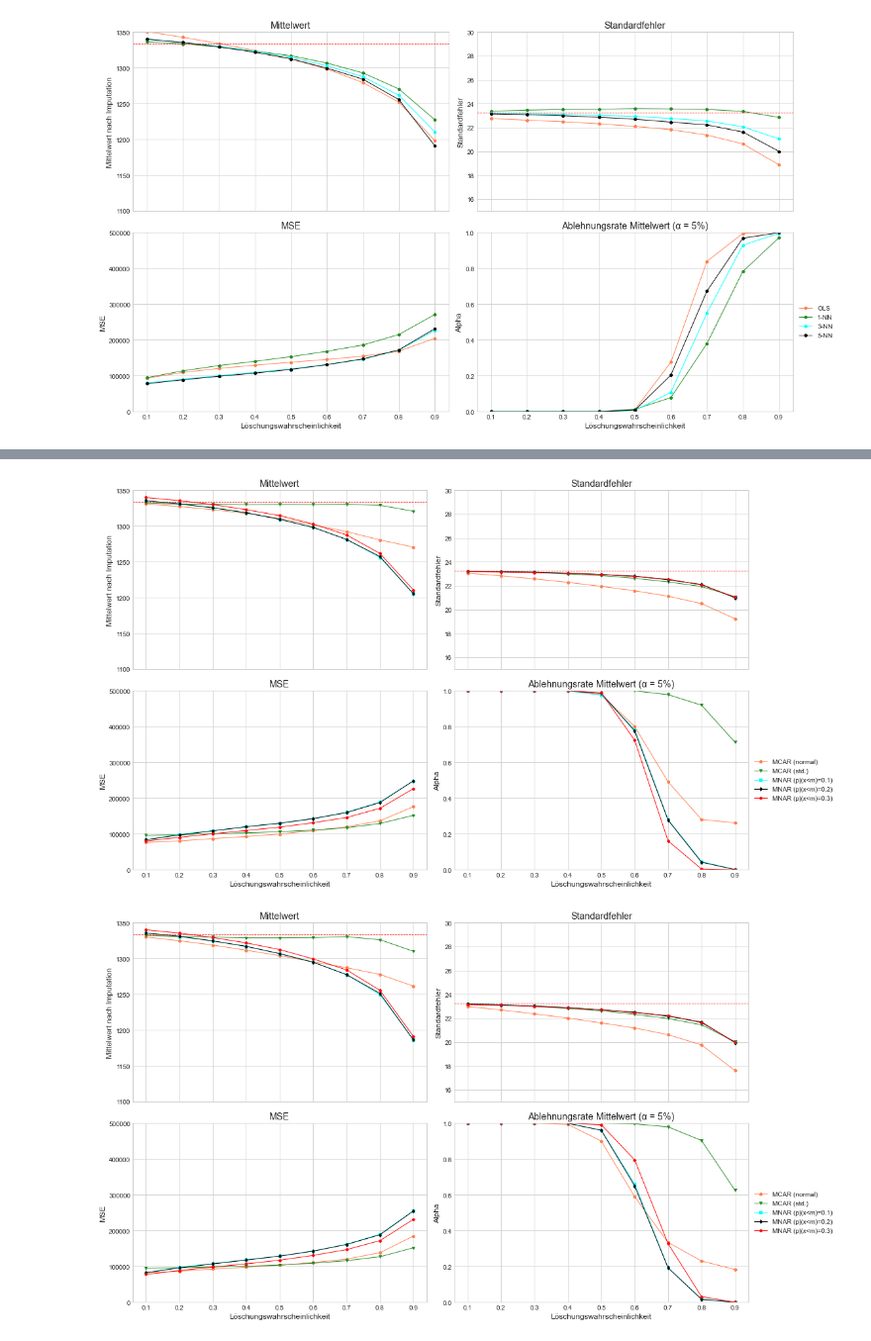
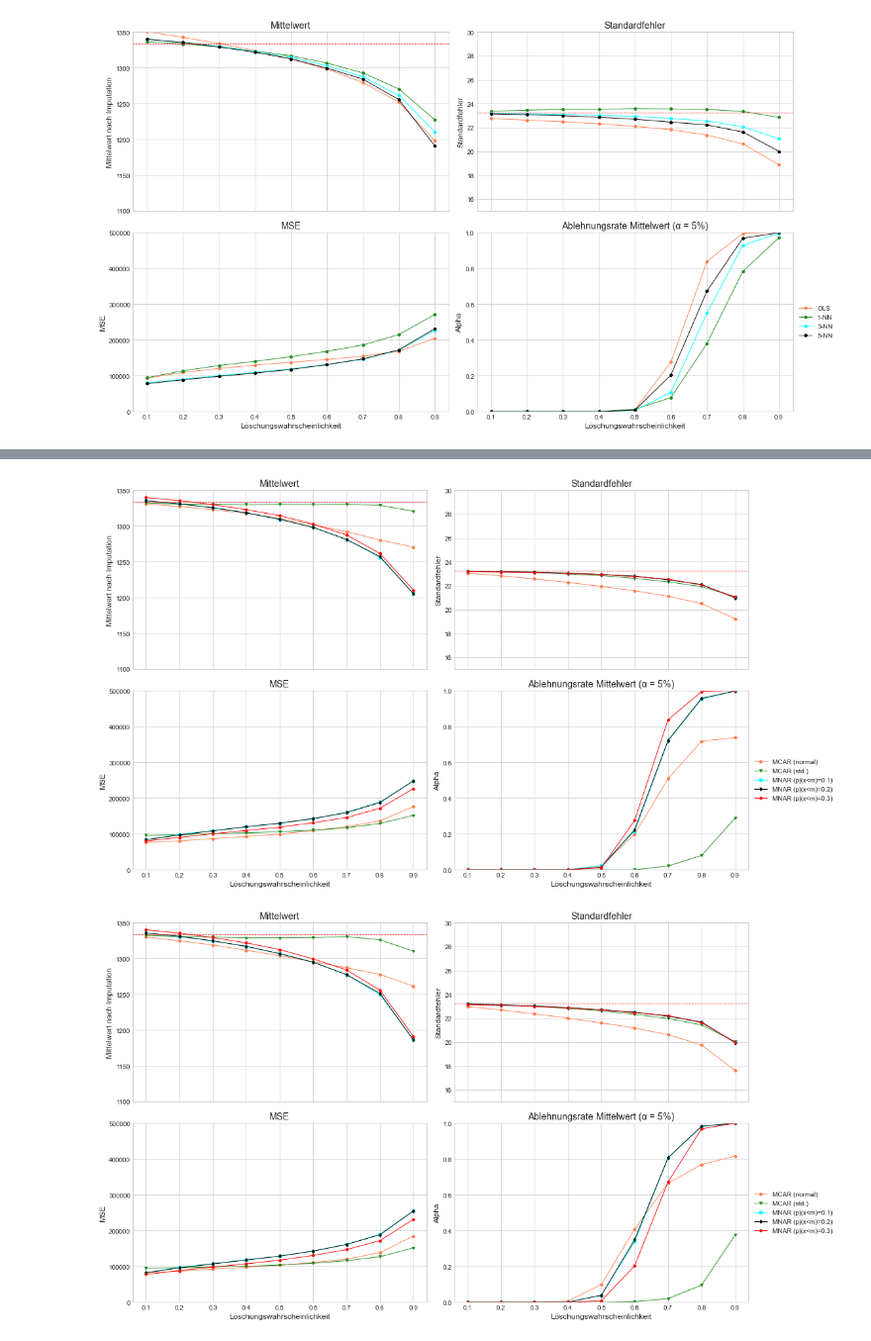
Before and after one commit to Zin9zan9/Stat_Seminar, a Jupyter notebook: Grafiken.ipynb, the cells around one changed output, grey strips where cells are left out. Shown: that part at 99% size. Cells and saved outputs as stored; diff of their text form; code cells hidden in the pictures.

```diff
--- a/Grafiken.ipynb
+++ b/Grafiken.ipynb
@@ -447,11 +447,11 @@ ax3.set_ylabel('MSE')
 
 
 # Plotting for the fourth plot
-ax4.plot(df_knn3_alpha['chance'], df_knn3_alpha['Alpha MCAR'], marker='o', color='coral', linewidth=1, markersize=4, label='MCAR (normal)')
-ax4.plot(df_knn3_alpha['chance'], df_knn3_alpha['Alpha MCAR Std'], marker='v', color='forestgreen', linewidth=1, markersize=4, label='MCAR (std.)')
-ax4.plot(df_knn3_alpha['chance'], df_knn3_alpha['Alpha MNAR 0.1'], marker='s', color='cyan', linewidth=1, markersize=4, label='MNAR (p|(x<m)=0.1)')
-ax4.plot(df_knn3_alpha['chance'], df_knn3_alpha['Alpha MNAR 0.2'], marker='d', color='black', linewidth=1, markersize=4, label='MNAR (p|(x<m)=0.2)')
-ax4.plot(df_knn3_alpha['chance'], df_knn3_alpha['Alpha MNAR 0.3'], marker='P', color='red', linewidth=1, markersize=4, label='MNAR (p|(x<m)=0.3)')
+ax4.plot(df_knn3_alpha['chance'], 1-df_knn3_alpha['Alpha MCAR'], marker='o', color='coral', linewidth=1, markersize=4, label='MCAR (normal)')
+ax4.plot(df_knn3_alpha['chance'], 1-df_knn3_alpha['Alpha MCAR Std'], marker='v', color='forestgreen', linewidth=1, markersize=4, label='MCAR (std.)')
+ax4.plot(df_knn3_alpha['chance'], 1-df_knn3_alpha['Alpha MNAR 0.1'], marker='s', color='cyan', linewidth=1, markersize=4, label='MNAR (p|(x<m)=0.1)')
+ax4.plot(df_knn3_alpha['chance'], 1-df_knn3_alpha['Alpha MNAR 0.2'], marker='d', color='black', linewidth=1, markersize=4, label='MNAR (p|(x<m)=0.2)')
+ax4.plot(df_knn3_alpha['chance'], 1-df_knn3_alpha['Alpha MNAR 0.3'], marker='P', color='red', linewidth=1, markersize=4, label='MNAR (p|(x<m)=0.3)')
 
 ax4.set_ylim(0, 1)
 
@@ -468,7 +468,7 @@ plt.tight_layout()
 # plt.savefig('follower_plot.pdf', format='pdf')
 plt.show()
 # %% [output]
-[figure, old version]
+[figure, new version]
 # %%
 # Create a subplot with shared X-axis
 fig, axs = plt.subplots(2, 2, sharex=True, figsize=(16, 9))
@@ -535,36 +535,36 @@ ax3.set_ylim(0, 500000)
 # Use a light theme for the second plot
 ax3.set_title('MSE')
 ax3.set_xlabel('Löschungswahrscheinlichkeit')
 ax3.set_ylabel('MSE')
 #ax3.legend(loc='center left', bbox_to_anchor=(1, 0.5))
 
 # Add underglow
 # mplcyberpunk.add_underglow(ax3)
 
 
 
 
 
 # Plotting for the fourth plot
-ax4.plot(df_knn5_alpha['chance'], df_knn5_alpha['Alpha MCAR'], marker='o', color='coral', linewidth=1, markersize=4, label='MCAR (normal)')
-ax4.plot(df_knn5_alpha['chance'], df_knn5_alpha['Alpha MCAR Std'], marker='v', color='forestgreen', linewidth=1, markersize=4, label='MCAR (std.)')
-ax4.plot(df_knn5_alpha['chance'], df_knn5_alpha['Alpha MNAR 0.1'], marker='s', color='cyan', linewidth=1, markersize=4, label='MNAR (p|(x<m)=0.1)')
-ax4.plot(df_knn5_alpha['chance'], df_knn5_alpha['Alpha MNAR 0.2'], marker='d', color='black', linewidth=1, markersize=4, label='MNAR (p|(x<m)=0.2)')
-ax4.plot(df_knn5_alpha['chance'], df_knn5_alpha['Alpha MNAR 0.3'], marker='P', color='red', linewidth=1, markersize=4, label='MNAR (p|(x<m)=0.3)')
+ax4.plot(df_knn5_alpha['chance'], 1-df_knn5_alpha['Alpha MCAR'], marker='o', color='coral', linewidth=1, markersize=4, label='MCAR (normal)')
+ax4.plot(df_knn5_alpha['chance'], 1-df_knn5_alpha['Alpha MCAR Std'], marker='v', color='forestgreen', linewidth=1, markersize=4, label='MCAR (std.)')
+ax4.plot(df_knn5_alpha['chance'], 1-df_knn5_alpha['Alpha MNAR 0.1'], marker='s', color='cyan', linewidth=1, markersize=4, label='MNAR (p|(x<m)=0.1)')
+ax4.plot(df_knn5_alpha['chance'], 1-df_knn5_alpha['Alpha MNAR 0.2'], marker='d', color='black', linewidth=1, markersize=4, label='MNAR (p|(x<m)=0.2)')
+ax4.plot(df_knn5_alpha['chance'], 1-df_knn5_alpha['Alpha MNAR 0.3'], marker='P', color='red', linewidth=1, markersize=4, label='MNAR (p|(x<m)=0.3)')
 
 ax4.set_ylim(0, 1)
 
 # Use a light theme for the second plot
 ax4.set_title('Ablehnungsrate Mittelwert (\u03B1 = 5%)')
 ax4.set_xlabel('Löschungswahrscheinlichkeit')
 ax4.set_ylabel('Alpha')
 ax4.legend(loc='center left', bbox_to_anchor=(1, 0.5))
 
 # Add underglow
 # mplcyberpunk.add_underglow(ax4)
 
 plt.tight_layout()
 # plt.savefig('follower_plot.pdf', format='pdf')
 plt.show()
 # %% [output]
-[figure, old version]
+[figure, new version]
```
Also changed, not shown: parts of 2 cells of this notebook, 6 other files.
